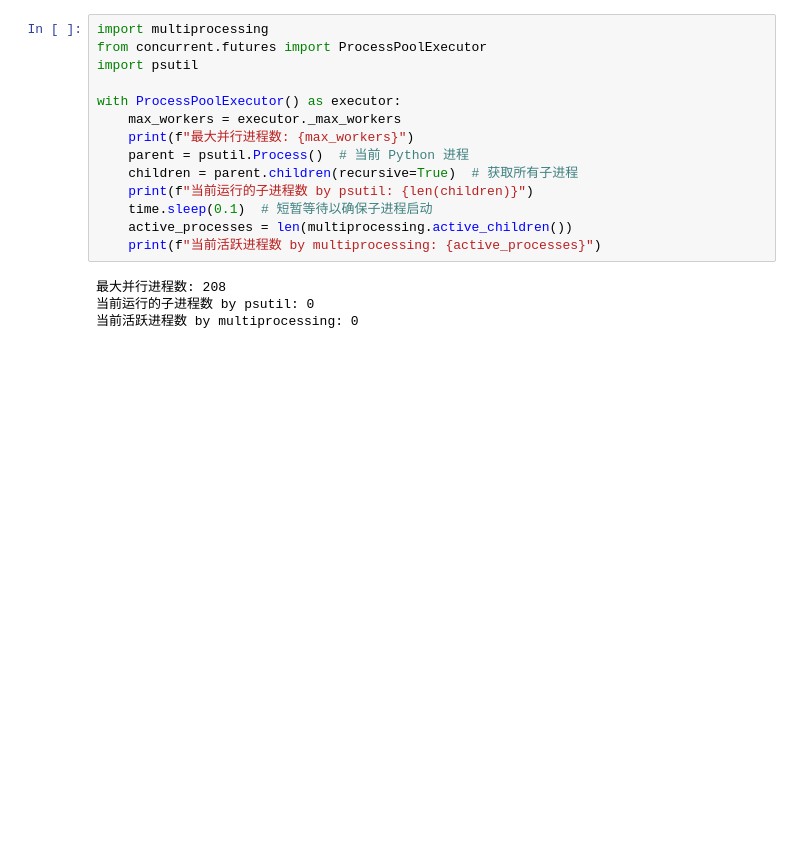
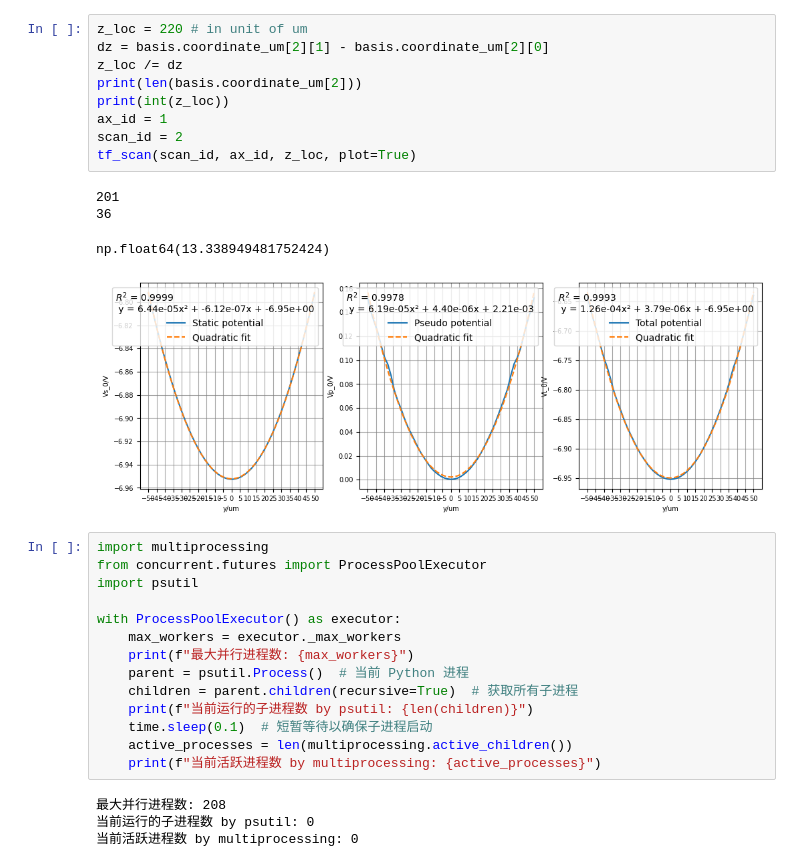
Before and after one commit to ylctql/ion-dynamic-simulation, a Jupyter notebook: src/field.ipynb, the cells around one changed output. Drawn from its saved outputs; the diff is of its cells as text; blank space fills up the shorter version.

```diff
--- a/src/field.ipynb
+++ b/src/field.ipynb
@@ -112,3 +120,17 @@ self.unit_l= 0.001
+# %%
+z_loc = 220 # in unit of um
+dz = basis.coordinate_um[2][1] - basis.coordinate_um[2][0]
+z_loc /= dz
+print(len(basis.coordinate_um[2]))
+print(int(z_loc))
+ax_id = 1
+scan_id = 2
+tf_scan(scan_id, ax_id, z_loc, plot=True)
+# %% [output]
+201
+36
+np.float64(13.338949481752424)
+[figure, added]
 # %%
 import multiprocessing
 from concurrent.futures import ProcessPoolExecutor
```
Also changed, not shown: parts of 4 cells of this notebook, 8 other files.
